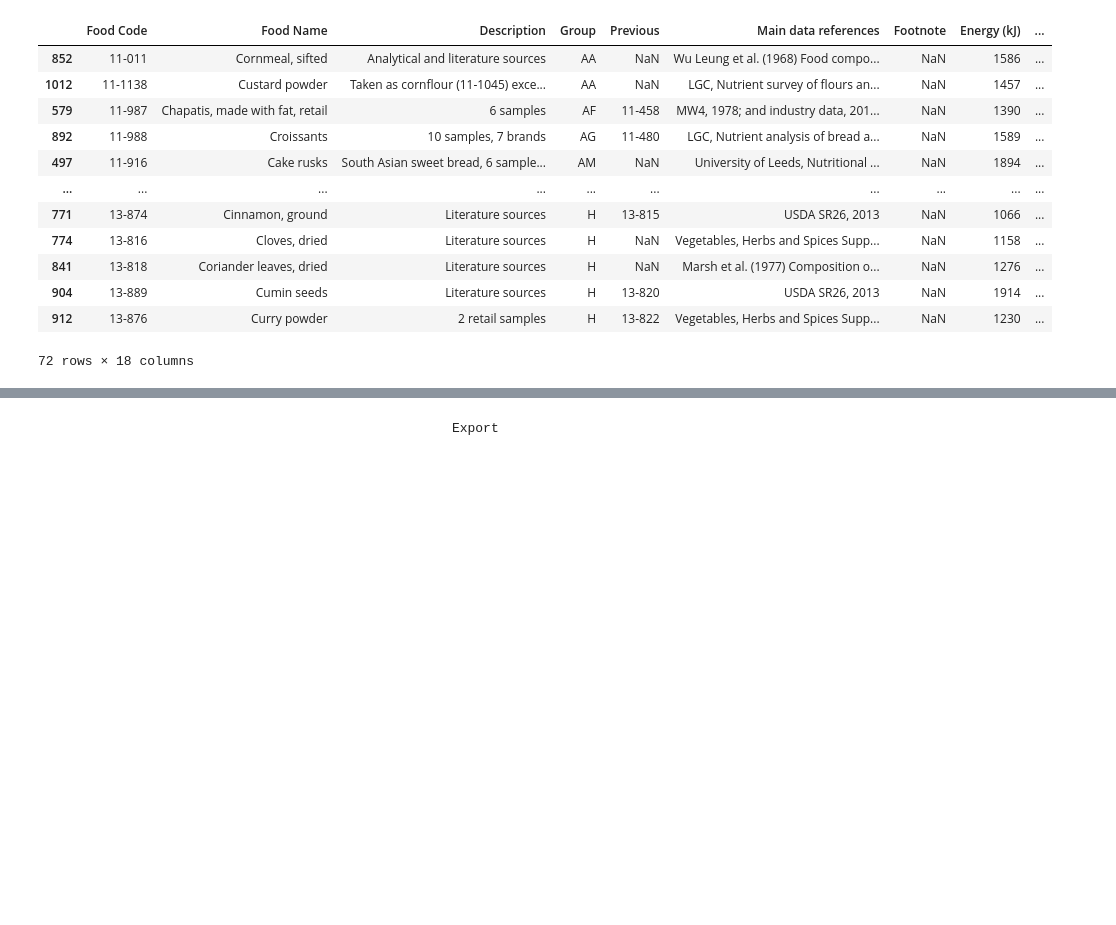
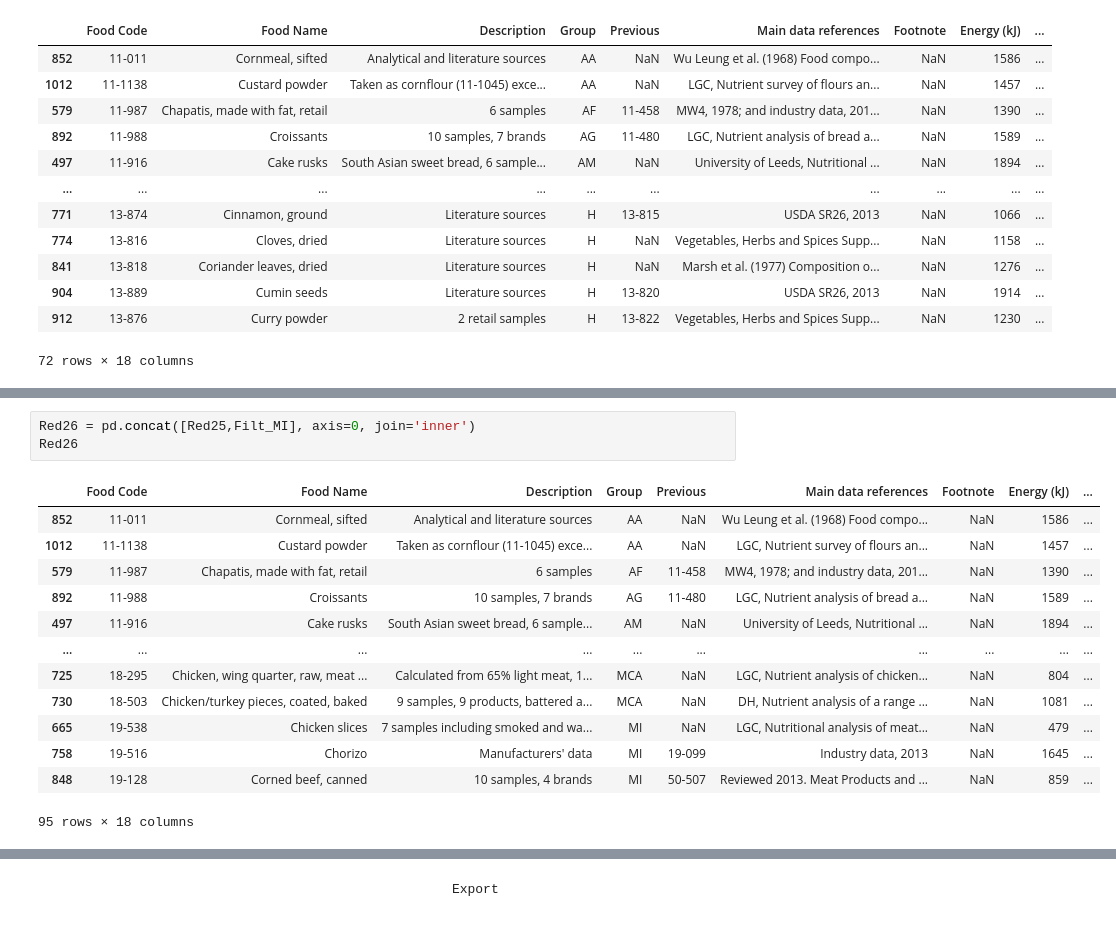
Before and after one commit to elliotkarikari/Product_Weight_Project, a Jupyter notebook: Jupter_notebooks/Reduction, Products that start with C.ipynb, the cells around one changed output, grey strips where cells are left out. Drawn from its saved outputs; the diff is of its cells as text; blank space fills up the shorter version.

```diff
--- a/Jupter_notebooks/Reduction, Products that start with C.ipynb
+++ b/Jupter_notebooks/Reduction, Products that start with C.ipynb
@@ -1884,0 +1880,17 @@ NameError: name 'Red33' is not defined
+# %%
+Red26 = pd.concat([Red25,Filt_MI], axis=0, join='inner')
+Red26
+# %% [output]
+|  | Food Code | Food Name | Description | Group | Previous | Main data references | Footnote | Energy (kJ) | ... |
+| 852 | 11-011 | Cornmeal, sifted | Analytical and literature sources | AA | NaN | Wu Leung et al. (1968) Food compo... | NaN | 1586 | ... |
+| 1012 | 11-1138 | Custard powder | Taken as cornflour (11-1045) exce... | AA | NaN | LGC, Nutrient survey of flours an... | NaN | 1457 | ... |
+| 579 | 11-987 | Chapatis, made with fat, retail | 6 samples | AF | 11-458 | MW4, 1978; and industry data, 201... | NaN | 1390 | ... |
+| 892 | 11-988 | Croissants | 10 samples, 7 brands | AG | 11-480 | LGC, Nutrient analysis of bread a... | NaN | 1589 | ... |
+| 497 | 11-916 | Cake rusks | South Asian sweet bread, 6 sample... | AM | NaN | University of Leeds, Nutritional ... | NaN | 1894 | ... |
+| ... | ... | ... | ... | ... | ... | ... | ... | ... | ... |
+| 725 | 18-295 | Chicken, wing quarter, raw, meat ... | Calculated from 65% light meat, 1... | MCA | NaN | LGC, Nutrient analysis of chicken... | NaN | 804 | ... |
+| 730 | 18-503 | Chicken/turkey pieces, coated, baked | 9 samples, 9 products, battered a... | MCA | NaN | DH, Nutrient analysis of a range ... | NaN | 1081 | ... |
+| 665 | 19-538 | Chicken slices | 7 samples including smoked and wa... | MI | NaN | LGC, Nutritional analysis of meat... | NaN | 479 | ... |
+| 758 | 19-516 | Chorizo | Manufacturers' data | MI | 19-099 | Industry data, 2013 | NaN | 1645 | ... |
+| 848 | 19-128 | Corned beef, canned | 10 samples, 4 brands | MI | 50-507 | Reviewed 2013. Meat Products and ... | NaN | 859 | ... |
+95 rows × 18 columns
```
Also changed, not shown: parts of 30 cells of this notebook.
